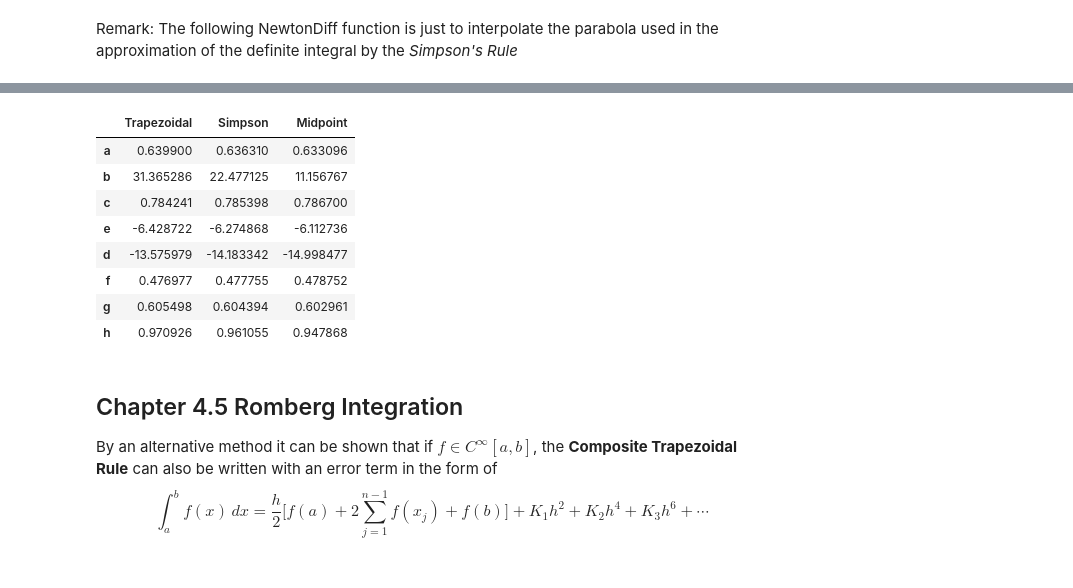
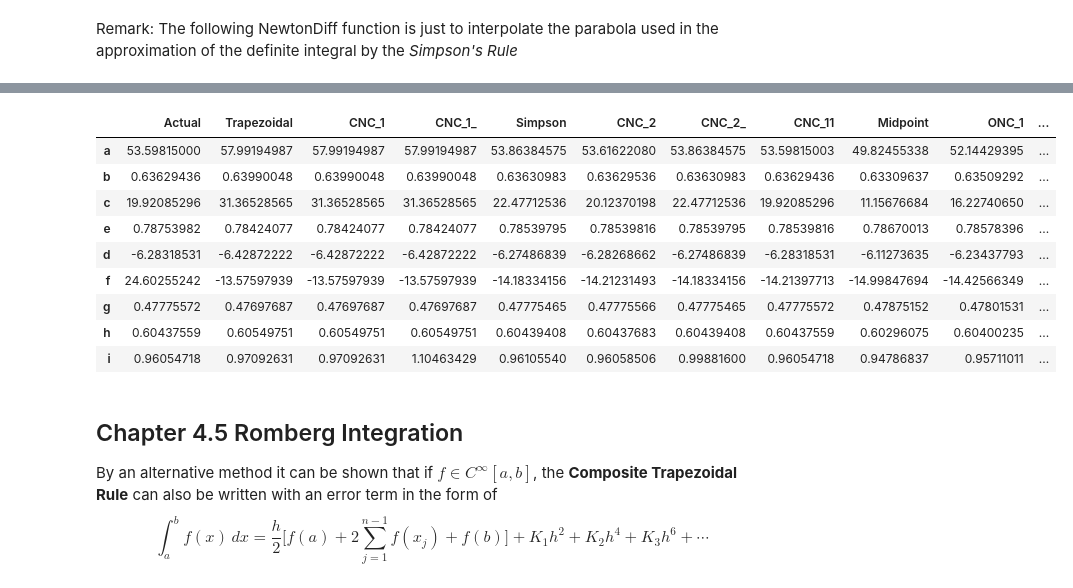
Before and after one commit to Haus226/numericAnalysis, a Jupyter notebook: Chapter 4.ipynb, the cells around one changed output, grey strips where cells are left out. Saved outputs shown, nothing was run; the diff lists cells and outputs as text; code cells hidden in the pictures.

```diff
--- a/Chapter 4.ipynb
+++ b/Chapter 4.ipynb
@@ -415,9 +467,10 @@ def CompositeMidpoint_(func:Callable[[Union[float, int, np.ndarray]], Union[floa
         raise ValueError("h and N cannot be None at the same time")
     elif h is None:
         h = (b - a) / (N + 2)
+        x = np.linspace(a, b, N + 3)
     elif N is None:
         N = int((b - a - 2 * h) / h)
-    x = np.linspace(a, b, N + 3)
+        x = np.linspace(a, b, 2 * N + 1)
     midpoints = x
     approx = 0
     for m in midpoints[1:-1:2]:
@@ -503,22 +526,11 @@ def CompositeSimpson(func:Callable[[Union[float, int, np.ndarray]], Union[float,
         x_ = np.linspace(a, b, 1000)
         plt.fill_between(x_, func(x_), color='chartreuse')
         plt.plot(x_, func(x_), 'r')
-        for idx in range(N, 2):
-            # Quadratic approximation points
+        for idx in range(N - 1):
             x_quad = [x[idx], x[idx + 1], x[idx + 2]]
             y_quad = [func(x[idx]), func(x[idx + 1]), func(x[idx + 2])]
-
-            # Plotting the parabola
-            # quad_fit = np.polyfit(x_quad, y_quad, 2)
-            # quad_func = np.poly1d(quad_fit)
-            # x_parabola = np.linspace(x_quad[0], x_quad[2], 100)
-            # y_parabola = quad_func(x_parabola)
-            # plt.fill_between(x_parabola, y_parabola, color="lightyellow", edgecolor="black")
-
-            poly = NewtonDiff(y_quad, x_quad)
-            x_parabola = np.linspace(x_quad[0], x_quad[2], 100)
-            y_parabola = poly(x_parabola)
-            plt.fill_between(x_parabola, y_parabola, color="lightskyblue", edgecolor="black")
+            plt.scatter(x_quad, y_quad)
+            plt.fill_between(x_quad, y_quad, color="lightskyblue", edgecolor="black")
 
         plt.show()
     return approx
@@ -530,38 +611,88 @@ print(CompositeSimpson(f, 0, 2, h=0.25, visualize=True))
 # %%
 # Exercise Set 4.4 Question 1
 import pandas as pd
 f = [
+    lambda x: np.exp(x),
     lambda x: x * np.log(x), lambda x: x ** 3 *  np.exp(x),
     lambda x: 2 / (x ** 2 + 4), lambda x: x ** 2 * np.cos(x),
     lambda x: np.exp(2 * x) * np.sin(3 * x), lambda x: x / (x ** 2 + 4),
     lambda x: 1 / np.sqrt(x ** 2 - 4), lambda x: np.tan(x)
 ]
-left = [1, -2, 0, 0, 0, 1, 3, 0]
-right = [2, 2, 2, np.pi, 2, 3, 5, 3 * np.pi / 8]
-N = [4, 4, 6, 6, 8, 8, 8, 8]
+
+actual = [
+    53.59815,
+    0.636294361,
+    19.92085296,
+    0.7875398163,
+    -6.283185307,
+    24.60255242,
+    0.477755723,
+    0.604375587,
+    0.960547179
+]
+left = [0, 1, -2, 0, 0, 0, 1, 3, 0]
+right = [4, 2, 2, 2, np.pi, 2, 3, 5, 3 * np.pi / 8]
+N = [4, 4, 4, 6, 6, 8, 8, 8, 8]
+h = [1, 1 / 4, 1, 1 / 3, np.pi / 6, 1 / 4, 1 / 4, 1 / 4, 3 * np.pi / 16]
+
 simpson = []
 midpoint_2 = []
 trapezoidal = []
+closedNC_1 = []
+closedNC_2 = []
+closedNC_11 = []
+
+openNC_1 = []
+openNC_2 = []
+closedNC_1_ = []
+closedNC_2_ = []
+
 for idx in range(len(f)):
     trapezoidal.append(CompositeTrapezoidal(f[idx], left[idx], right[idx], N=N[idx]))
     simpson.append(CompositeSimpson(f[idx], left[idx], right[idx], N=N[idx]))
     midpoint_2.append(CompositeMidpoint_(f[idx], left[idx], right[idx], N=N[idx]))
+    closedNC_1.append(CompositeNewtonCotes(f[idx], left[idx], right[idx], N=N[idx], m=1))
+    closedNC_2.append(CompositeNewtonCotes(f[idx], left[idx], right[idx], N=N[idx]))
+    closedNC_11.append(CompositeNewtonCotes(f[idx], left[idx], right[idx], N=N[idx], m=11))
+
+    openNC_1.append(CompositeNewtonCotes(f[idx], left[idx], right[idx], N=N[idx], m=1, type="open"))
+    openNC_2.append(CompositeNewtonCotes(f[idx], left[idx], right[idx], N=N[idx], type="open"))
+    closedNC_1_.append(CompositeNewtonCotes_(f[idx], left[idx], right[idx], h=h[idx], m=1))
+    closedNC_2_.append(CompositeNewtonCotes_(f[idx], left[idx], right[idx], h=h[idx]))
+    # trapezoidal.append(CompositeTrapezoidal(f[idx], left[idx], right[idx], h=h[idx]))
+    # simpson.append(CompositeSimpson(f[idx], left[idx], right[idx], h=h[idx]))
+    # midpoint_2.append(CompositeMidpoint_(f[idx], left[idx], right[idx], h=h[idx]))
+    # closedNC_1.append(CompositeClosedNewtonCotes(f[idx], left[idx], right[idx], h=h[idx], m=1))
+    # closedNC_2.append(CompositeClosedNewtonCotes(f[idx], left[idx], right[idx], h=h[idx]))
+    # openNC_1.append(CompositeOpenNewtonCotes(f[idx], left[idx], right[idx], h=h[idx], m=1))
+    # openNC_2.append(CompositeOpenNewtonCotes(f[idx], left[idx], right[idx], h=h[idx]))
 pd.DataFrame(
     {
-        "Trapezoidal":trapezoidal, "Simpson":simpson, "Midpoint":midpoint_2
+        "Actual":actual,
+        "Trapezoidal":trapezoidal,
+        "CNC_1":closedNC_1,
+        "CNC_1_":closedNC_1_,
+        "Simpson":simpson,
+        "CNC_2":closedNC_2,
+        "CNC_2_":closedNC_2_,
+        "CNC_11":closedNC_11,
+        "Midpoint":midpoint_2,
+        "ONC_1":openNC_1,
+        "ONC_2":openNC_2,
     },
-    index=list("abcedfgh")
+    index=list("abcedfghi")
 )
 # %% [output]
-|  | Trapezoidal | Simpson | Midpoint |
-| a | 0.639900 | 0.636310 | 0.633096 |
-| b | 31.365286 | 22.477125 | 11.156767 |
-| c | 0.784241 | 0.785398 | 0.786700 |
-| e | -6.428722 | -6.274868 | -6.112736 |
-| d | -13.575979 | -14.183342 | -14.998477 |
-| f | 0.476977 | 0.477755 | 0.478752 |
-| g | 0.605498 | 0.604394 | 0.602961 |
-| h | 0.970926 | 0.961055 | 0.947868 |
+|  | Actual | Trapezoidal | CNC_1 | CNC_1_ | Simpson | CNC_2 | CNC_2_ | CNC_11 | Midpoint | ONC_1 | ... |
+| a | 53.59815000 | 57.99194987 | 57.99194987 | 57.99194987 | 53.86384575 | 53.61622080 | 53.86384575 | 53.59815003 | 49.82455338 | 52.14429395 | ... |
+| b | 0.63629436 | 0.63990048 | 0.63990048 | 0.63990048 | 0.63630983 | 0.63629536 | 0.63630983 | 0.63629436 | 0.63309637 | 0.63509292 | ... |
+| c | 19.92085296 | 31.36528565 | 31.36528565 | 31.36528565 | 22.47712536 | 20.12370198 | 22.47712536 | 19.92085296 | 11.15676684 | 16.22740650 | ... |
+| e | 0.78753982 | 0.78424077 | 0.78424077 | 0.78424077 | 0.78539795 | 0.78539816 | 0.78539795 | 0.78539816 | 0.78670013 | 0.78578396 | ... |
+| d | -6.28318531 | -6.42872222 | -6.42872222 | -6.42872222 | -6.27486839 | -6.28268662 | -6.27486839 | -6.28318531 | -6.11273635 | -6.23437793 | ... |
+| f | 24.60255242 | -13.57597939 | -13.57597939 | -13.57597939 | -14.18334156 | -14.21231493 | -14.18334156 | -14.21397713 | -14.99847694 | -14.42566349 | ... |
+| g | 0.47775572 | 0.47697687 | 0.47697687 | 0.47697687 | 0.47775465 | 0.47775566 | 0.47775465 | 0.47775572 | 0.47875152 | 0.47801531 | ... |
+| h | 0.60437559 | 0.60549751 | 0.60549751 | 0.60549751 | 0.60439408 | 0.60437683 | 0.60439408 | 0.60437559 | 0.60296075 | 0.60400235 | ... |
+| i | 0.96054718 | 0.97092631 | 0.97092631 | 1.10463429 | 0.96105540 | 0.96058506 | 0.99881600 | 0.96054718 | 0.94786837 | 0.95711011 | ... |
 # %% [markdown]
 ## Chapter 4.5 Romberg Integration
 By an alternative method it can be shown that if $f\in C^{\infty}[a, b]$, the __Composite Trapezoidal Rule__ can also be written with an error term in the form of
```
Also changed, not shown: parts of 14 cells of this notebook.
